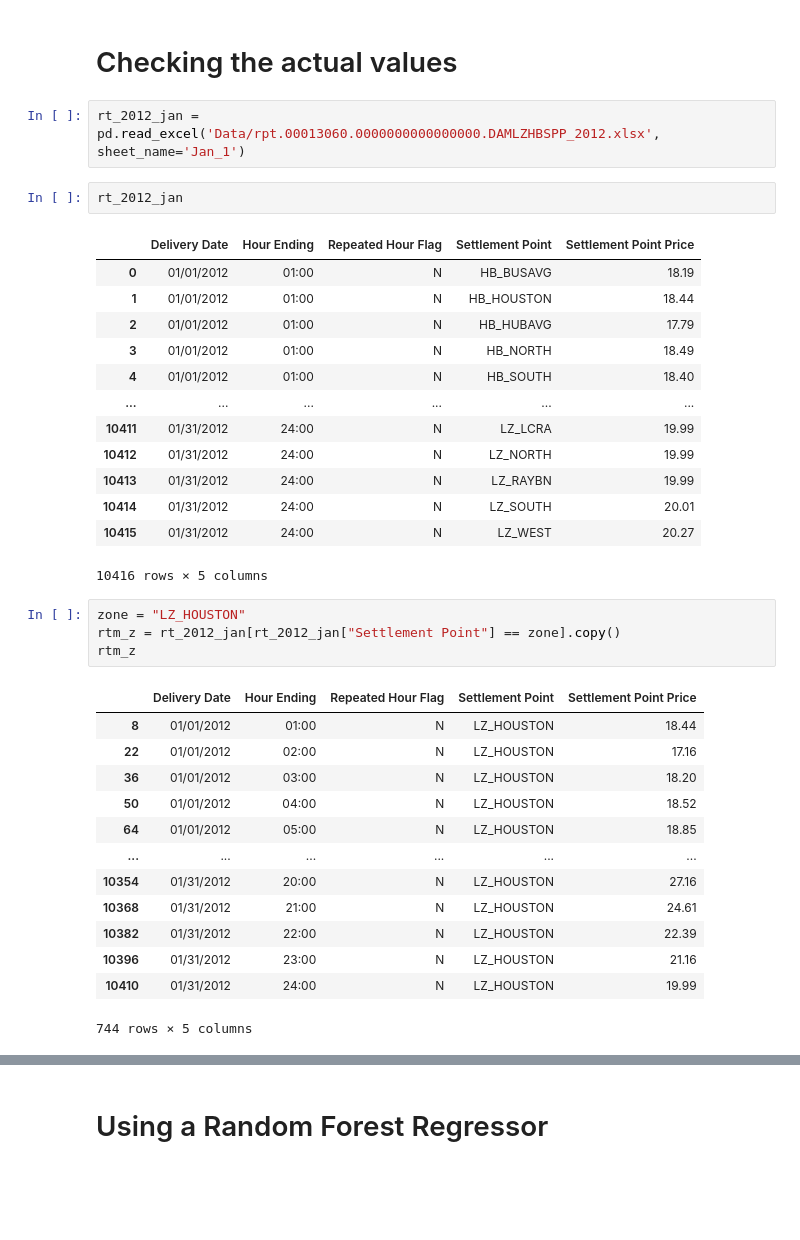
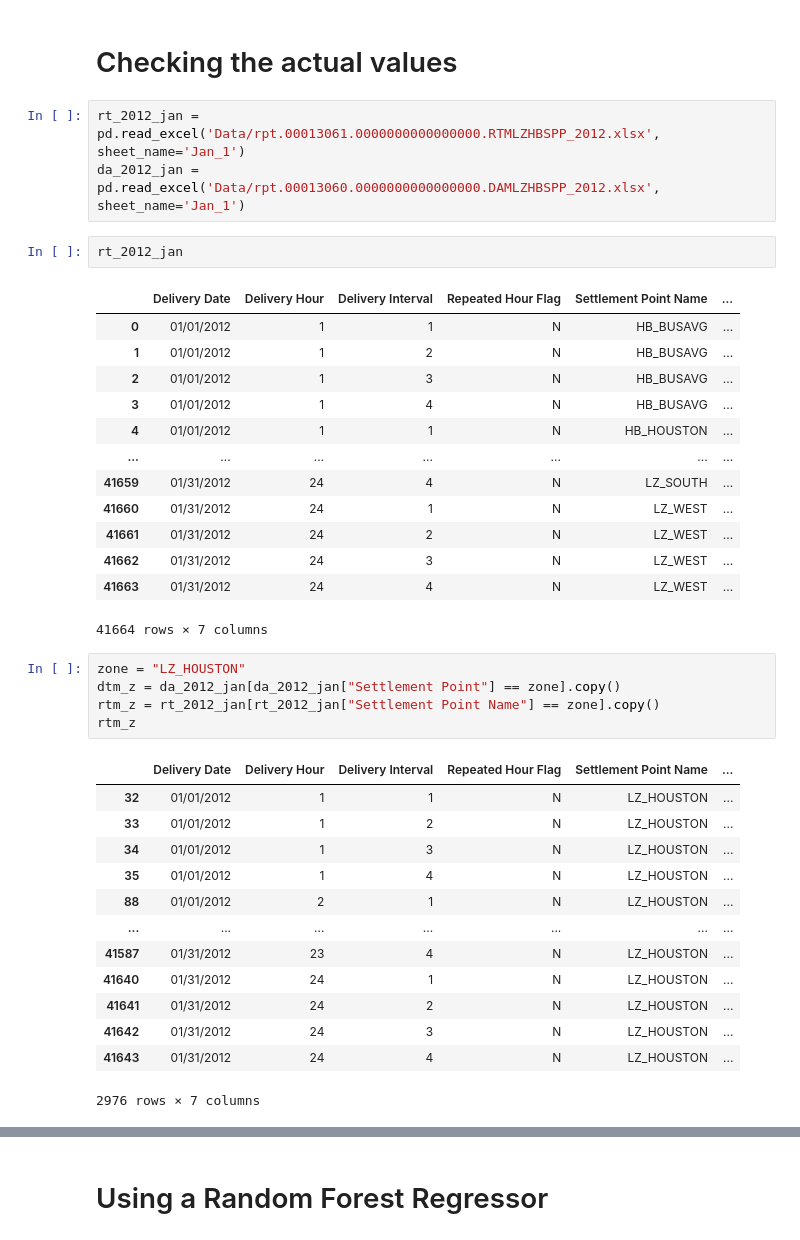
Before and after one commit to YashiDev556/DART-Electricity-Market-Predictor, a Jupyter notebook: large_scale_predictor.ipynb, the cells around one changed output, grey strips where cells are left out. Saved outputs shown, nothing was run; the diff lists cells and outputs as text; blank space fills up the shorter version.

```diff
--- a/large_scale_predictor.ipynb
+++ b/large_scale_predictor.ipynb
@@ -544,38 +551,40 @@ Next 24-hour forecast: [47.953186 49.51905  48.170475 44.54139  38.338974 44.539
 # %% [markdown]
 # Checking the actual values
 # %%
-rt_2012_jan = pd.read_excel('Data/rpt.00013060.0000000000000000.DAMLZHBSPP_2012.xlsx', sheet_name='Jan_1')
+rt_2012_jan = pd.read_excel('Data/rpt.00013061.0000000000000000.RTMLZHBSPP_2012.xlsx', sheet_name='Jan_1')
+da_2012_jan = pd.read_excel('Data/rpt.00013060.0000000000000000.DAMLZHBSPP_2012.xlsx', sheet_name='Jan_1')
 # %%
 rt_2012_jan
 # %% [output]
-|  | Delivery Date | Hour Ending | Repeated Hour Flag | Settlement Point | Settlement Point Price |
-| 0 | 01/01/2012 | 01:00 | N | HB_BUSAVG | 18.19 |
-| 1 | 01/01/2012 | 01:00 | N | HB_HOUSTON | 18.44 |
-| 2 | 01/01/2012 | 01:00 | N | HB_HUBAVG | 17.79 |
-| 3 | 01/01/2012 | 01:00 | N | HB_NORTH | 18.49 |
-| 4 | 01/01/2012 | 01:00 | N | HB_SOUTH | 18.40 |
-| ... | ... | ... | ... | ... | ... |
-| 10411 | 01/31/2012 | 24:00 | N | LZ_LCRA | 19.99 |
-| 10412 | 01/31/2012 | 24:00 | N | LZ_NORTH | 19.99 |
-| 10413 | 01/31/2012 | 24:00 | N | LZ_RAYBN | 19.99 |
-| 10414 | 01/31/2012 | 24:00 | N | LZ_SOUTH | 20.01 |
-| 10415 | 01/31/2012 | 24:00 | N | LZ_WEST | 20.27 |
+|  | Delivery Date | Delivery Hour | Delivery Interval | Repeated Hour Flag | Settlement Point Name | ... |
+| 0 | 01/01/2012 | 1 | 1 | N | HB_BUSAVG | ... |
+| 1 | 01/01/2012 | 1 | 2 | N | HB_BUSAVG | ... |
+| 2 | 01/01/2012 | 1 | 3 | N | HB_BUSAVG | ... |
+| 3 | 01/01/2012 | 1 | 4 | N | HB_BUSAVG | ... |
+| 4 | 01/01/2012 | 1 | 1 | N | HB_HOUSTON | ... |
+| ... | ... | ... | ... | ... | ... | ... |
+| 41659 | 01/31/2012 | 24 | 4 | N | LZ_SOUTH | ... |
+| 41660 | 01/31/2012 | 24 | 1 | N | LZ_WEST | ... |
+| 41661 | 01/31/2012 | 24 | 2 | N | LZ_WEST | ... |
+| 41662 | 01/31/2012 | 24 | 3 | N | LZ_WEST | ... |
+| 41663 | 01/31/2012 | 24 | 4 | N | LZ_WEST | ... |
-10416 rows × 5 columns
+41664 rows × 7 columns
 # %%
 zone = "LZ_HOUSTON"
-rtm_z = rt_2012_jan[rt_2012_jan["Settlement Point"] == zone].copy()
+dtm_z = da_2012_jan[da_2012_jan["Settlement Point"] == zone].copy()
+rtm_z = rt_2012_jan[rt_2012_jan["Settlement Point Name"] == zone].copy()
 rtm_z
 # %% [output]
-|  | Delivery Date | Hour Ending | Repeated Hour Flag | Settlement Point | Settlement Point Price |
-| 8 | 01/01/2012 | 01:00 | N | LZ_HOUSTON | 18.44 |
-| 22 | 01/01/2012 | 02:00 | N | LZ_HOUSTON | 17.16 |
-| 36 | 01/01/2012 | 03:00 | N | LZ_HOUSTON | 18.20 |
-| 50 | 01/01/2012 | 04:00 | N | LZ_HOUSTON | 18.52 |
-| 64 | 01/01/2012 | 05:00 | N | LZ_HOUSTON | 18.85 |
-| ... | ... | ... | ... | ... | ... |
-| 10354 | 01/31/2012 | 20:00 | N | LZ_HOUSTON | 27.16 |
-| 10368 | 01/31/2012 | 21:00 | N | LZ_HOUSTON | 24.61 |
-| 10382 | 01/31/2012 | 22:00 | N | LZ_HOUSTON | 22.39 |
-| 10396 | 01/31/2012 | 23:00 | N | LZ_HOUSTON | 21.16 |
-| 10410 | 01/31/2012 | 24:00 | N | LZ_HOUSTON | 19.99 |
+|  | Delivery Date | Delivery Hour | Delivery Interval | Repeated Hour Flag | Settlement Point Name | ... |
+| 32 | 01/01/2012 | 1 | 1 | N | LZ_HOUSTON | ... |
+| 33 | 01/01/2012 | 1 | 2 | N | LZ_HOUSTON | ... |
+| 34 | 01/01/2012 | 1 | 3 | N | LZ_HOUSTON | ... |
+| 35 | 01/01/2012 | 1 | 4 | N | LZ_HOUSTON | ... |
+| 88 | 01/01/2012 | 2 | 1 | N | LZ_HOUSTON | ... |
+| ... | ... | ... | ... | ... | ... | ... |
+| 41587 | 01/31/2012 | 23 | 4 | N | LZ_HOUSTON | ... |
+| 41640 | 01/31/2012 | 24 | 1 | N | LZ_HOUSTON | ... |
+| 41641 | 01/31/2012 | 24 | 2 | N | LZ_HOUSTON | ... |
+| 41642 | 01/31/2012 | 24 | 3 | N | LZ_HOUSTON | ... |
+| 41643 | 01/31/2012 | 24 | 4 | N | LZ_HOUSTON | ... |
-744 rows × 5 columns
+2976 rows × 7 columns
```
Also changed, not shown: parts of 18 cells of this notebook, 5 other files.
